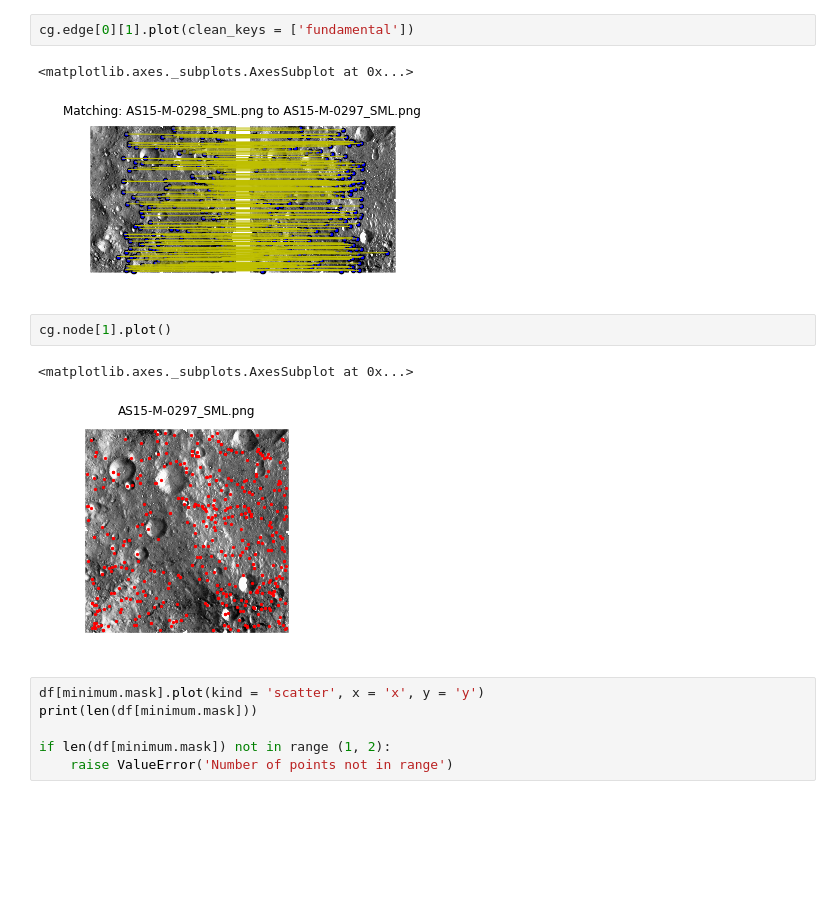
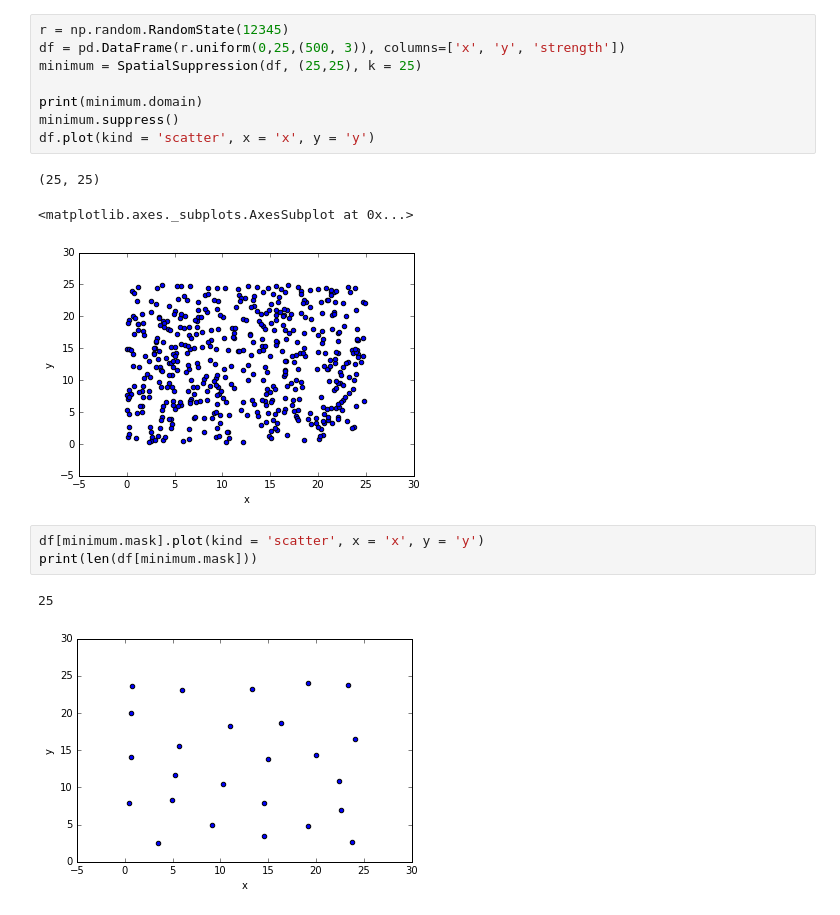
Before and after one commit to tisaconundrum2/autocnet, a Jupyter notebook: notebooks/spatial_suppression_testing.ipynb, the cells around one changed output. Drawn from its saved outputs; the diff is of its cells as text; blank space fills up the shorter version.

```diff
--- a/notebooks/spatial_suppression_testing.ipynb
+++ b/notebooks/spatial_suppression_testing.ipynb
@@ -52,19 +20,21 @@ Index: [0, 1, 2, 3, 4, 5, 6, 7, 8, 9, 10, 11, 12, 13, 14, 15, 16, 17, 18, 19, 20
-# %%
-cg.edge[0][1].plot(clean_keys = ['fundamental'])
-# %% [output]
-<matplotlib.axes._subplots.AxesSubplot at 0x...>
-[figure, removed]
-# %%
-cg.node[1].plot()
-# %% [output]
-<matplotlib.axes._subplots.AxesSubplot at 0x...>
-[figure, removed]
+# %%
+r = np.random.RandomState(12345)
+df = pd.DataFrame(r.uniform(0,25,(500, 3)), columns=['x', 'y', 'strength'])
+minimum = SpatialSuppression(df, (25,25), k = 25)
+
+print(minimum.domain)
+minimum.suppress()
+df.plot(kind = 'scatter', x = 'x', y = 'y')
+# %% [output]
+(25, 25)
+<matplotlib.axes._subplots.AxesSubplot at 0x...>
+[figure, added]
 # %%
 df[minimum.mask].plot(kind = 'scatter', x = 'x', y = 'y')
 print(len(df[minimum.mask]))
-
-if len(df[minimum.mask]) not in range (1, 2):
-    raise ValueError('Number of points not in range')
+# %% [output]
+25
+[figure, added]
 # %%
 r = np.random.RandomState(12345)
 df = pd.DataFrame(r.uniform(0,100,(500, 3)), columns=['x', 'y', 'strength'])
```
Also changed, not shown: parts of 5 cells of this notebook, 2 other files.
